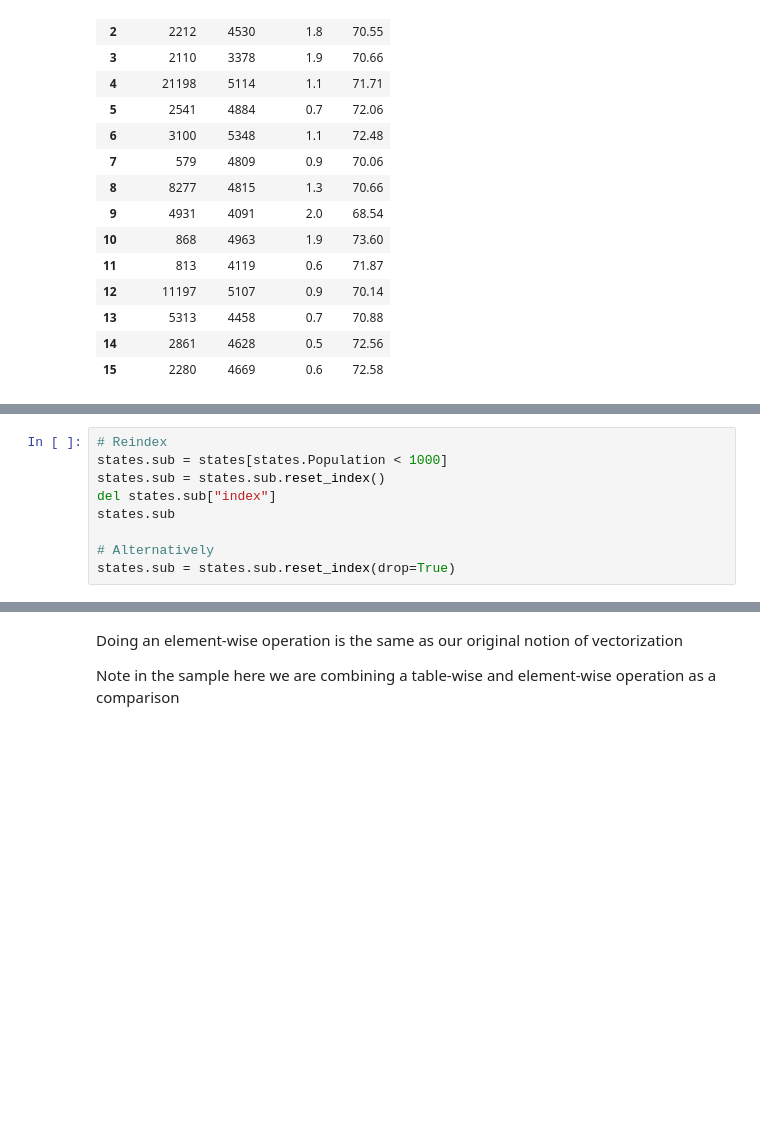
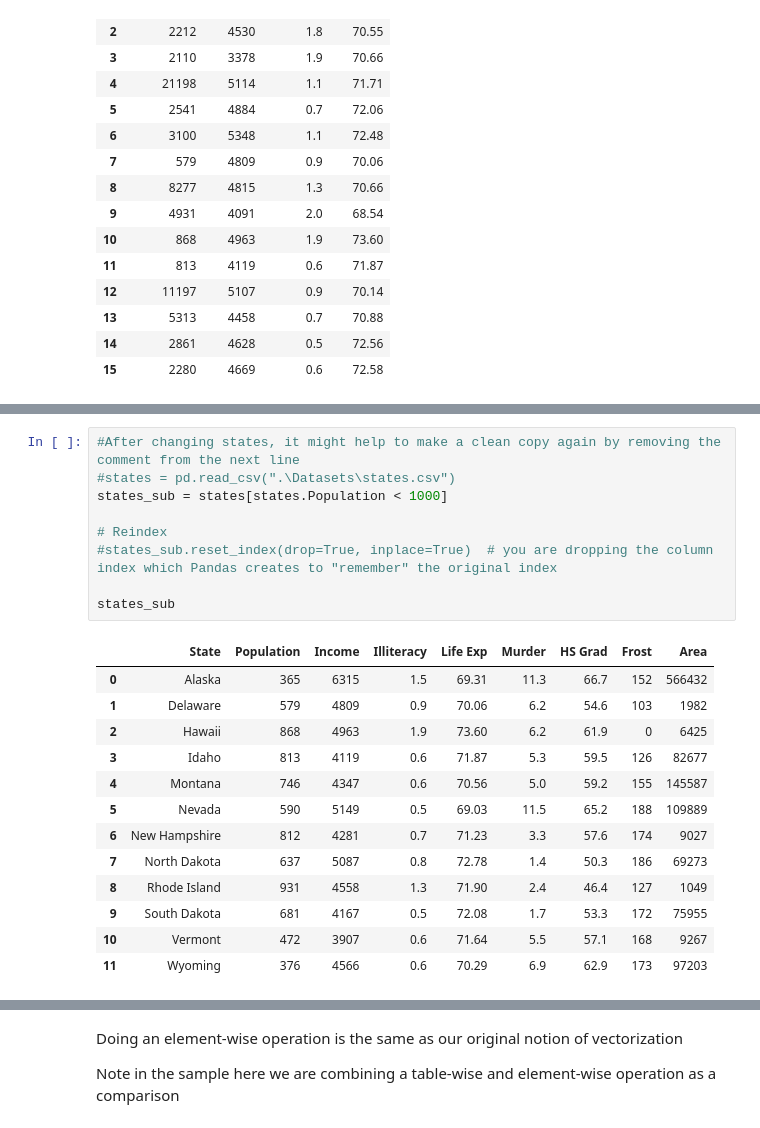
Before and after one commit to drchase55/NNU_nih_python_jrc, a Jupyter notebook: Module_2/Submodule_2_Tutorial2_Pandas.ipynb, the cells around one changed output, grey strips where cells are left out. Saved outputs shown, nothing was run; the diff lists cells and outputs as text; blank space fills up the shorter version.

```diff
--- a/Module_2/Submodule_2_Tutorial2_Pandas.ipynb
+++ b/Module_2/Submodule_2_Tutorial2_Pandas.ipynb
@@ -347,12 +387,26 @@
 # %%
+#After changing states, it might help to make a clean copy again by removing the comment from the next line
+#states = pd.read_csv(".\Datasets\states.csv")
+states_sub = states[states.Population < 1000]
+
 # Reindex
-states.sub = states[states.Population < 1000]
-states.sub = states.sub.reset_index()
-del states.sub["index"]
-states.sub
+#states_sub.reset_index(drop=True, inplace=True)  # you are dropping the column index which Pandas creates to "remember" the original index
 
-# Alternatively
-states.sub = states.sub.reset_index(drop=True)
+states_sub
+# %% [output]
+|  | State | Population | Income | Illiteracy | Life Exp | Murder | HS Grad | Frost | Area |
+| 0 | Alaska | 365 | 6315 | 1.5 | 69.31 | 11.3 | 66.7 | 152 | 566432 |
+| 1 | Delaware | 579 | 4809 | 0.9 | 70.06 | 6.2 | 54.6 | 103 | 1982 |
+| 2 | Hawaii | 868 | 4963 | 1.9 | 73.60 | 6.2 | 61.9 | 0 | 6425 |
+| 3 | Idaho | 813 | 4119 | 0.6 | 71.87 | 5.3 | 59.5 | 126 | 82677 |
+| 4 | Montana | 746 | 4347 | 0.6 | 70.56 | 5.0 | 59.2 | 155 | 145587 |
+| 5 | Nevada | 590 | 5149 | 0.5 | 69.03 | 11.5 | 65.2 | 188 | 109889 |
+| 6 | New Hampshire | 812 | 4281 | 0.7 | 71.23 | 3.3 | 57.6 | 174 | 9027 |
+| 7 | North Dakota | 637 | 5087 | 0.8 | 72.78 | 1.4 | 50.3 | 186 | 69273 |
+| 8 | Rhode Island | 931 | 4558 | 1.3 | 71.90 | 2.4 | 46.4 | 127 | 1049 |
+| 9 | South Dakota | 681 | 4167 | 0.5 | 72.08 | 1.7 | 53.3 | 172 | 75955 |
+| 10 | Vermont | 472 | 3907 | 0.6 | 71.64 | 5.5 | 57.1 | 168 | 9267 |
+| 11 | Wyoming | 376 | 4566 | 0.6 | 70.29 | 6.9 | 62.9 | 173 | 97203 |
 # %% [markdown]
 ## Dealing with Missing Values
 
```
Also changed, not shown: parts of 76 cells of this notebook.
